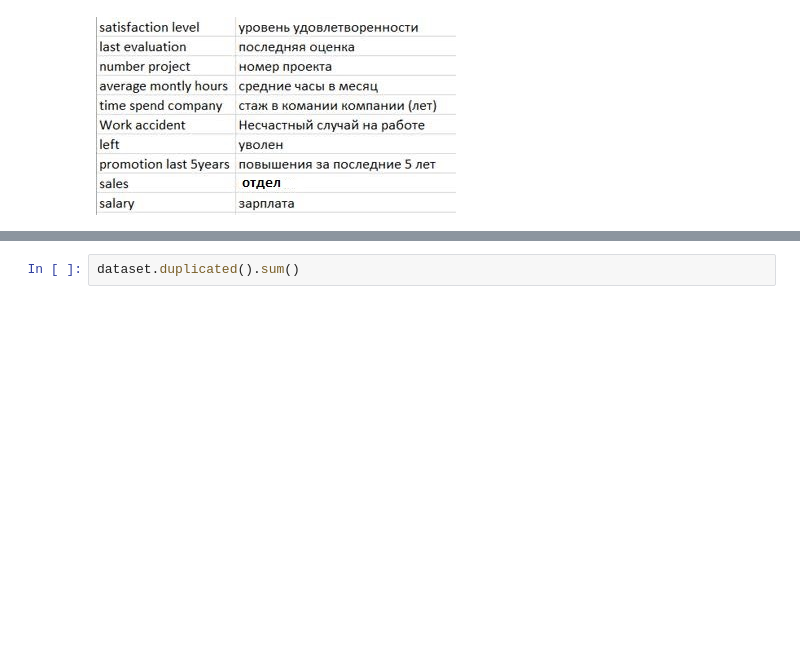
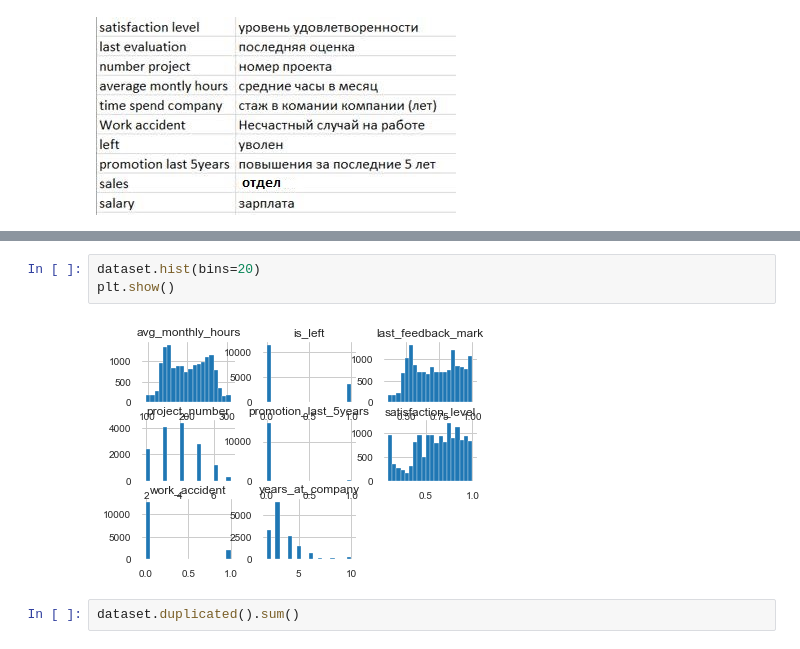
Before and after one commit to philippnicholson/netology_pyda_diploma, a Jupyter notebook: pyda-diploma.ipynb, the cells around one changed output, grey strips where cells are left out. Drawn from its saved outputs; the diff is of its cells as text; blank space fills up the shorter version.

```diff
--- a/pyda-diploma.ipynb
+++ b/pyda-diploma.ipynb
@@ -71,6 +92,11 @@ dataset.head()
 | 2 | 0.11 | 0.88 | 7 | 272 | 4 | ... |
 | 3 | 0.72 | 0.87 | 5 | 223 | 5 | ... |
 | 4 | 0.37 | 0.52 | 2 | 159 | 3 | ... |
+# %%
+dataset.hist(bins=20)
+plt.show()
+# %% [output]
+[figure, added]
 # %%
 dataset.duplicated().sum()
 # %% [output]
```
Also changed, not shown: parts of 94 cells of this notebook.
